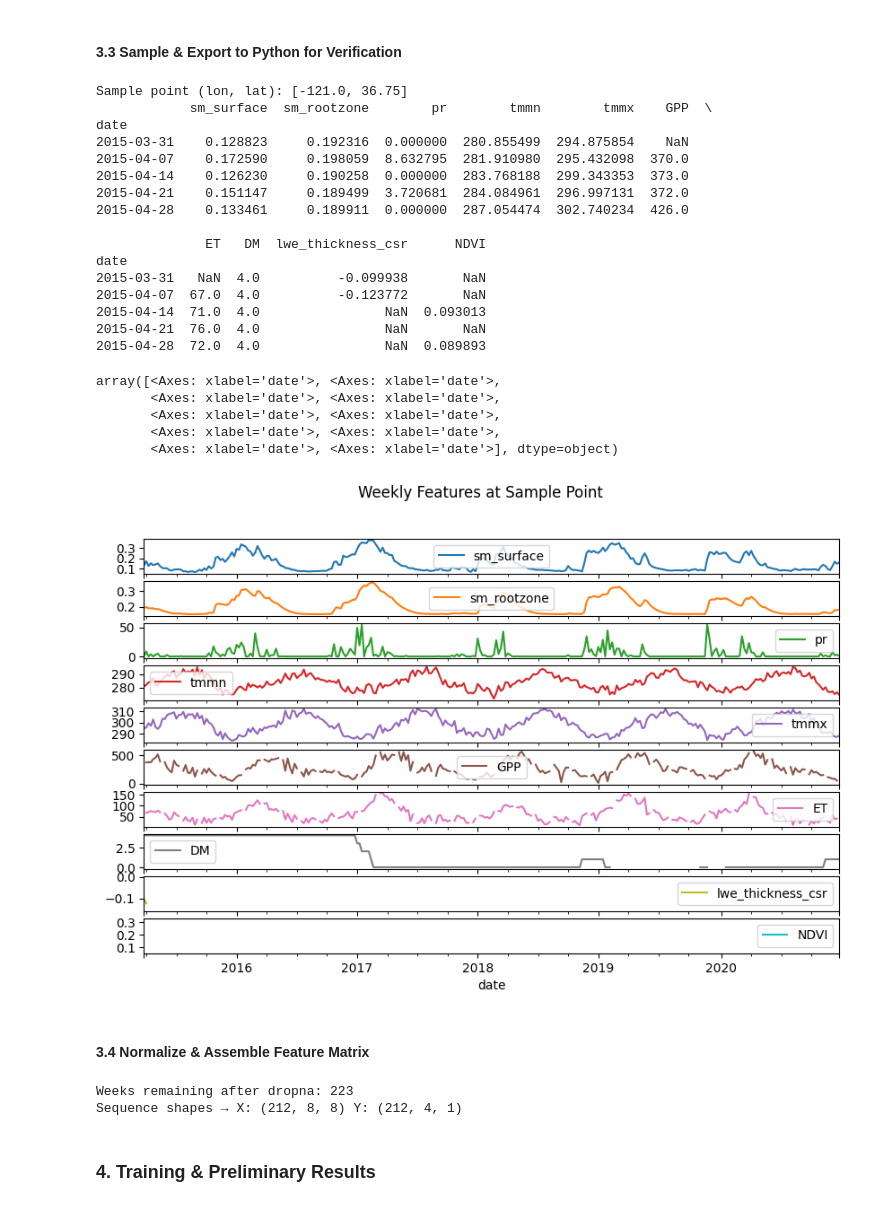
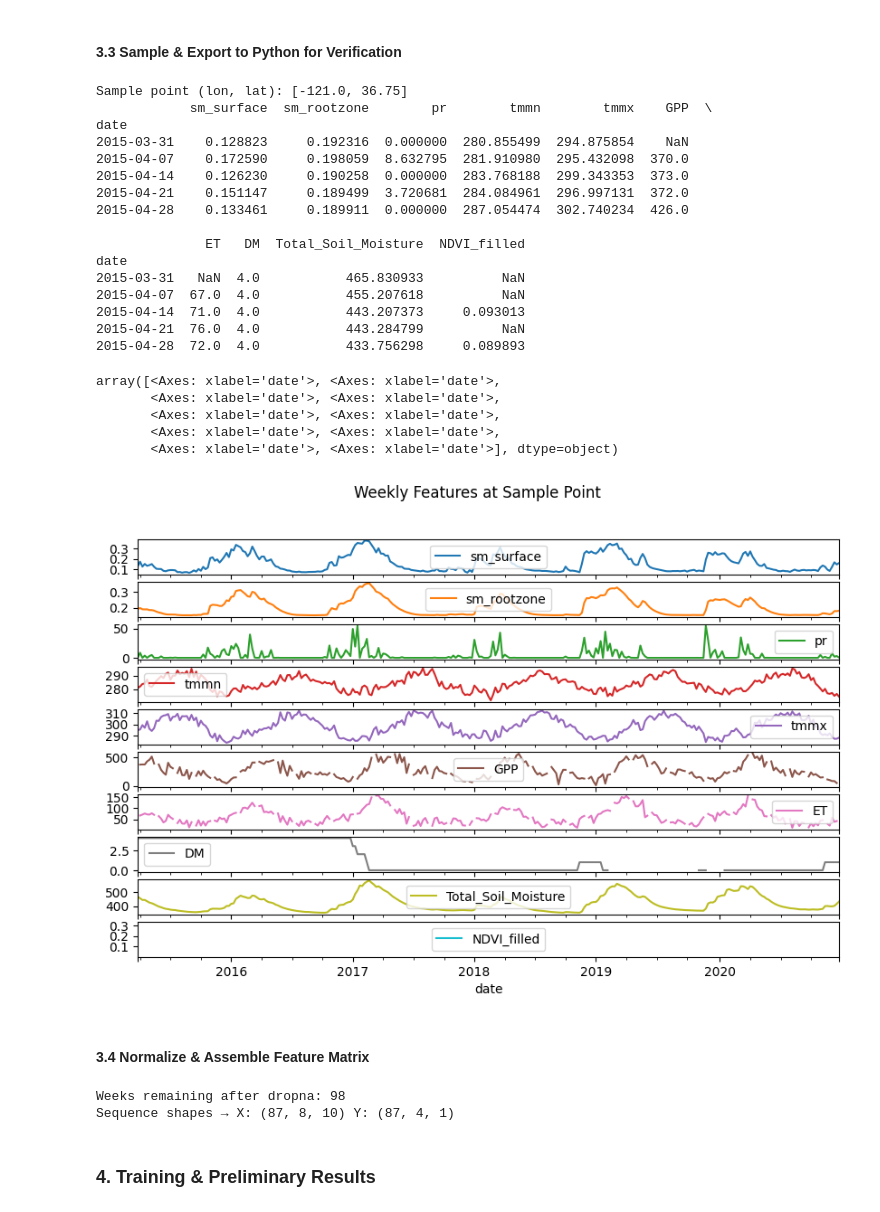
Before and after one commit to toribiodiego/ECE-471-A-Remote-Sensing, a Jupyter notebook: Final_Project/Final_Project.ipynb, the cells around one changed output. Saved outputs shown, nothing was run; the diff lists cells and outputs as text; code cells hidden in the pictures.

```diff
--- a/Final_Project/Final_Project.ipynb
+++ b/Final_Project/Final_Project.ipynb
@@ -54,11 +20,11 @@ Source: https://www.arcgis.com/home/item.html?id=fdafb7a6c9724d66af9296edb5cd603
 # %%
-# Define a small Central Valley subset (e.g., around Fresno)
-roi = ee.Geometry.Rectangle(
+# Define a small test area around Fresno for feature extraction
+fresno_bbox = ee.Geometry.Rectangle(
     coords=[-122.5, 35.5, -119.5, 38.0],  # [west, south, east, north]
     proj='EPSG:4326',
     geodesic=False
 )
-# Print ROI bounds and time span
-print("ROI bounds:", roi.getInfo()['coordinates'])
-print("Time span:", start_date, "to", end_date)
+
+# Print the Fresno test bounds and time span
+print("Fresno test bounds:", fresno_bbox.getInfo()['coordinates'])
 # %% [output]
@@ -203,8 +243,8 @@ Mean uncertainty: 0.01876058572187203
 # %% [markdown]
 #### 2.7 Landsat 8
 # %%
-#cloud masker
-def cloud_mask(image):
+def cloud_mask_with_median(image):
+    """Masks cloudy pixels and replaces them with median of neighbors."""
     cloudShadowBitMask = (1 << 4)
     cloudsBitMask = (1 << 3)
     qa = image.select('QA_PIXEL')
@@ -212,14 +252,25 @@ def cloud_mask(image):
               .And(qa.bitwiseAnd(cloudsBitMask).eq(0))
     ndvi = image.normalizedDifference(['SR_B5', 'SR_B4']).rename('NDVI')
     image = image.addBands(ndvi)
-    return image.updateMask(mask)
+    for band in ['SR_B2', 'SR_B3', 'SR_B4', 'SR_B5', 'SR_B6', 'SR_B7', 'NDVI']: #apply median filter
+        focal_median = image.select(band).focal_median(
+            radius=5,  # Adjust radius as needed
+            kernelType='circle',  # Or 'square'
+            units='pixels'  # Or 'meters'
+        )
+        image = image.addBands(image.select(band).where(mask.Not(), focal_median).rename(band + '_filled'))
+    return image.select(['SR_B2', 'SR_B3', 'SR_B4', 'SR_B5', 'SR_B6', 'SR_B7', 'QA_PIXEL', 'NDVI',
+                         'SR_B2_filled', 'SR_B3_filled', 'SR_B4_filled', 'SR_B5_filled',
+                         'SR_B6_filled', 'SR_B7_filled', 'NDVI_filled'])
+
 
 landsat = (
     ee.ImageCollection("LANDSAT/LC08/C02/T1_L2")
     .filterBounds(roi)
     .filterDate(start_date, end_date)
-    .map(cloud_mask)
-    .select(['SR_B2', 'SR_B3', 'SR_B4', 'SR_B5', 'SR_B6', 'SR_B7', 'QA_PIXEL', 'NDVI'])
+    .map(cloud_mask_with_median)  # Apply modified cloud masking function
+    .select(['SR_B2_filled', 'SR_B3_filled', 'SR_B4_filled', 'SR_B5_filled',
+             'SR_B6_filled', 'SR_B7_filled', 'QA_PIXEL', 'NDVI_filled']) # Select filled bands
 )
 # %% [markdown]
 ### 3. Preprocessing
@@ -261,7 +312,7 @@ collections = {
     'ET':   et,
     'MET':  met,
     'USDM': usdm,
-    'GRACE': grace,
+    'gldas': gldas,
     'LANDSAT': landsat
 }
 first_dates = {}
@@ -281,7 +332,7 @@ met_t_weekly   = weekly_collection(met.select(['tmmn','tmmx']), start_valid, end
 gpp_weekly     = weekly_collection(gpp,  start_valid, end_date, agg='mean')
 et_weekly      = weekly_collection(et,   start_valid, end_date, agg='mean')
 usdm_weekly    = weekly_collection(usdm, start_valid, end_date, agg='mode')
-grace_weekly   = weekly_collection(grace, start_valid, end_date, agg='mean')
+gldas_weekly   = weekly_collection(gldas, start_valid, end_date, agg='mean')
 landsat_weekly = weekly_collection(landsat, start_valid, end_date, agg='mean')
 
 # Confirm equal lengths
@@ -289,7 +340,7 @@ print("Weeks total:", smap_weekly.size().getInfo(),
       "SMAP:", smap_weekly.size().getInfo(),
       "Precip:", met_pr_weekly.size().getInfo(),
       "USDM:", usdm_weekly.size().getInfo(),
-      "GRACE:", grace_weekly.size().getInfo(),
+      "GLDAS:", gldas_weekly.size().getInfo(),
       "LANDSAT:", landsat_weekly.size().getInfo())
 
 
@@ -308,7 +359,7 @@ gpp_w    = reproject_ic(gpp_weekly)
 et_w     = reproject_ic(et_weekly)
 usdm_w   = reproject_ic(usdm_weekly)
 lc_rp    = landcover.reproject(crs=ref_proj)  # static
-grace_w = reproject_ic(grace_weekly)
+gldas_w = reproject_ic(gldas_weekly)
 landsat_w = reproject_ic(landsat_weekly)
 
 # 7) Check a sample image — now guaranteed to have bands
@@ -358,43 +409,43 @@ df_sm_root = extract_timeseries(smap_w.select('sm_rootzone'), 'sm_rootzone')
 df_pr      = extract_timeseries(met_pr_w.select('pr'),          'pr')
 df_tmn     = extract_timeseries(met_t_w.select('tmmn'),        'tmmn')
 df_tmx     = extract_timeseries(met_t_w.select('tmmx'),        'tmmx')
 df_gpp     = extract_timeseries(gpp_w.select('GPP'),           'GPP')
 df_et      = extract_timeseries(et_w.select('ET'),             'ET')
 df_dm      = extract_timeseries(usdm_w.select('DM'),           'DM')
-df_grace = extract_timeseries(grace_w.select('lwe_thickness_csr'), 'lwe_thickness_csr')
-df_landsat = extract_timeseries(landsat_w.select('NDVI'), 'NDVI')
+df_gldas = extract_timeseries(gldas_w.select('Total_Soil_Moisture'), 'Total_Soil_Moisture')
+df_landsat = extract_timeseries(landsat_w.select('NDVI_filled'), 'NDVI_filled')
 # Combine into one DataFrame
 df = pd.concat([
     df_sm_surf, df_sm_root, df_pr,
     df_tmn, df_tmx, df_gpp,
-    df_et, df_dm, df_grace, df_landsat
+    df_et, df_dm, df_gldas, df_landsat
 ], axis=1)
 
 print(df.head())
 df.plot(subplots=True, figsize=(10,6), title="Weekly Features at Sample Point")
 # %% [output]
 Sample point (lon, lat): [-121.0, 36.75]
             sm_surface  sm_rootzone        pr        tmmn        tmmx    GPP  \
 date
 2015-03-31    0.128823     0.192316  0.000000  280.855499  294.875854    NaN
 2015-04-07    0.172590     0.198059  8.632795  281.910980  295.432098  370.0
 2015-04-14    0.126230     0.190258  0.000000  283.768188  299.343353  373.0
 2015-04-21    0.151147     0.189499  3.720681  284.084961  296.997131  372.0
 2015-04-28    0.133461     0.189911  0.000000  287.054474  302.740234  426.0
 
-              ET   DM  lwe_thickness_csr      NDVI
+              ET   DM  Total_Soil_Moisture  NDVI_filled
 date
-2015-03-31   NaN  4.0          -0.099938       NaN
-2015-04-07  67.0  4.0          -0.123772       NaN
-2015-04-14  71.0  4.0                NaN  0.093013
-2015-04-21  76.0  4.0                NaN       NaN
-2015-04-28  72.0  4.0                NaN  0.089893
+2015-03-31   NaN  4.0           465.830933          NaN
+2015-04-07  67.0  4.0           455.207618          NaN
+2015-04-14  71.0  4.0           443.207373     0.093013
+2015-04-21  76.0  4.0           443.284799          NaN
+2015-04-28  72.0  4.0           433.756298     0.089893
 array([<Axes: xlabel='date'>, <Axes: xlabel='date'>,
        <Axes: xlabel='date'>, <Axes: xlabel='date'>,
        <Axes: xlabel='date'>, <Axes: xlabel='date'>,
        <Axes: xlabel='date'>, <Axes: xlabel='date'>,
        <Axes: xlabel='date'>, <Axes: xlabel='date'>], dtype=object)
-[figure, old version]
+[figure, new version]
 # %% [markdown]
 #### 3.4 Normalize & Assemble Feature Matrix
 # %%
@@ -413,7 +464,7 @@ df_clean.loc[:, 'DM'] = df_clean['DM'] / 5.0
 df_clean.loc[:, 'DM_prev'] = df_clean['DM'].shift(1).bfill()
 
 # 4) Select feature columns and target
-feature_cols = ['sm_surface','sm_rootzone','pr','tmmn','tmmx','GPP','ET','DM_prev', 'lwe_thickness_csr', 'NDVI']
+feature_cols = ['sm_surface','sm_rootzone','pr','tmmn','tmmx','GPP','ET','DM_prev', 'Total_Soil_Moisture', 'NDVI_filled']
 X_all = df_clean[feature_cols].values    # shape = (T, 8)
 y_all = df_clean['DM'].values            # shape = (T,)
 
@@ -438,8 +489,8 @@ Y_tensor = torch.from_numpy(Ys).float()
 dataset  = TensorDataset(X_tensor, Y_tensor)
 loader   = DataLoader(dataset, batch_size=16, shuffle=True)
 # %% [output]
-Weeks remaining after dropna: 223
-Sequence shapes → X: (212, 8, 8) Y: (212, 4, 1)
+Weeks remaining after dropna: 98
+Sequence shapes → X: (87, 8, 10) Y: (87, 4, 1)
 # %% [markdown]
 ### 4. Training & Preliminary Results
 # %% [markdown]
```
Also changed, not shown: parts of 15 cells of this notebook.
